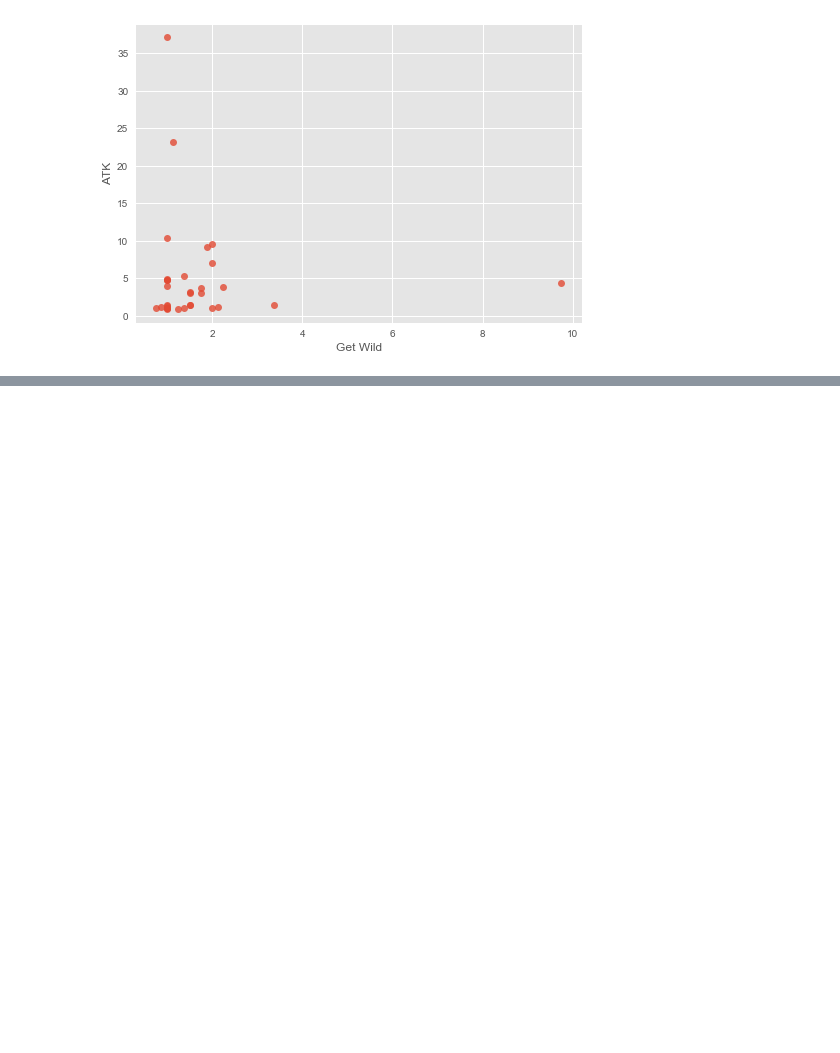
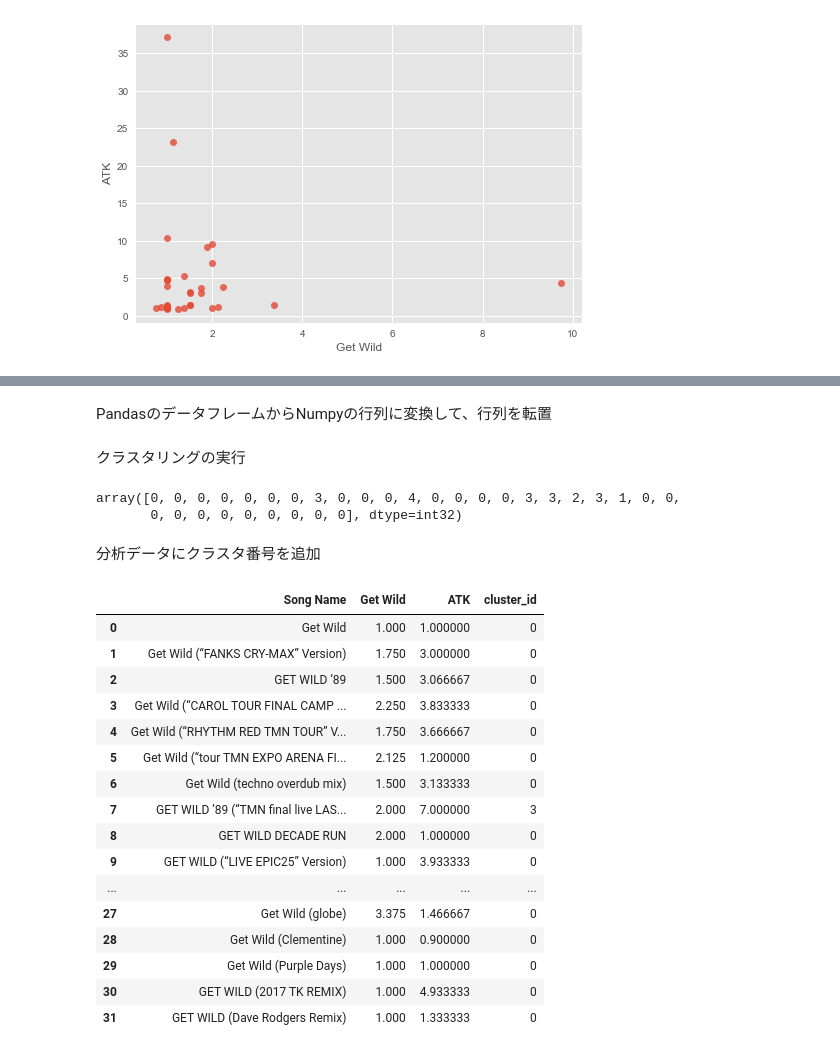
Before and after one commit to karaage0703/get-wild-and-analysis, a Jupyter notebook: get_wild_and_analysis.ipynb, the cells around one changed output, grey strips where cells are left out. Drawn from its saved outputs; the diff is of its cells as text; code cells hidden in the pictures; blank space fills up the shorter version.

```diff
--- a/get_wild_and_analysis.ipynb
+++ b/get_wild_and_analysis.ipynb
@@ -50,0 +120,2 @@ sns.plt.show()
+# %% [markdown]
+PandasのデータフレームからNumpyの行列に変換して、行列を転置
@@ -50,0 +125,32 @@ sns.plt.show()
+# %% [markdown]
+クラスタリングの実行
+# %%
+N_CLUSTER = 5
+pred = KMeans(n_clusters=N_CLUSTER).fit_predict(data_array)
+pred
+# %% [output]
+array([0, 0, 0, 0, 0, 0, 0, 3, 0, 0, 0, 4, 0, 0, 0, 0, 3, 3, 2, 3, 1, 0, 0,
+       0, 0, 0, 0, 0, 0, 0, 0, 0], dtype=int32)
+# %% [markdown]
+分析データにクラスタ番号を追加
+# %%
+analysis_data['cluster_id'] = pred
+analysis_data
+# %% [output]
+|  | Song Name | Get Wild | ATK | cluster_id |
+| 0 | Get Wild | 1.000 | 1.000000 | 0 |
+| 1 | Get Wild (“FANKS CRY-MAX” Version) | 1.750 | 3.000000 | 0 |
+| 2 | GET WILD ’89 | 1.500 | 3.066667 | 0 |
+| 3 | Get Wild (“CAROL TOUR FINAL CAMP ... | 2.250 | 3.833333 | 0 |
+| 4 | Get Wild (“RHYTHM RED TMN TOUR” V... | 1.750 | 3.666667 | 0 |
+| 5 | Get Wild (“tour TMN EXPO ARENA FI... | 2.125 | 1.200000 | 0 |
+| 6 | Get Wild (techno overdub mix) | 1.500 | 3.133333 | 0 |
+| 7 | GET WILD ’89 (“TMN final live LAS... | 2.000 | 7.000000 | 3 |
+| 8 | GET WILD DECADE RUN | 2.000 | 1.000000 | 0 |
+| 9 | GET WILD (“LIVE EPIC25” Version) | 1.000 | 3.933333 | 0 |
+| ... | ... | ... | ... | ... |
+| 27 | Get Wild (globe) | 3.375 | 1.466667 | 0 |
+| 28 | Get Wild (Clementine) | 1.000 | 0.900000 | 0 |
+| 29 | Get Wild (Purple Days) | 1.000 | 1.000000 | 0 |
+| 30 | GET WILD (2017 TK REMIX) | 1.000 | 4.933333 | 0 |
+| 31 | GET WILD (Dave Rodgers Remix) | 1.000 | 1.333333 | 0 |
```
Also changed, not shown: parts of 14 cells of this notebook.
